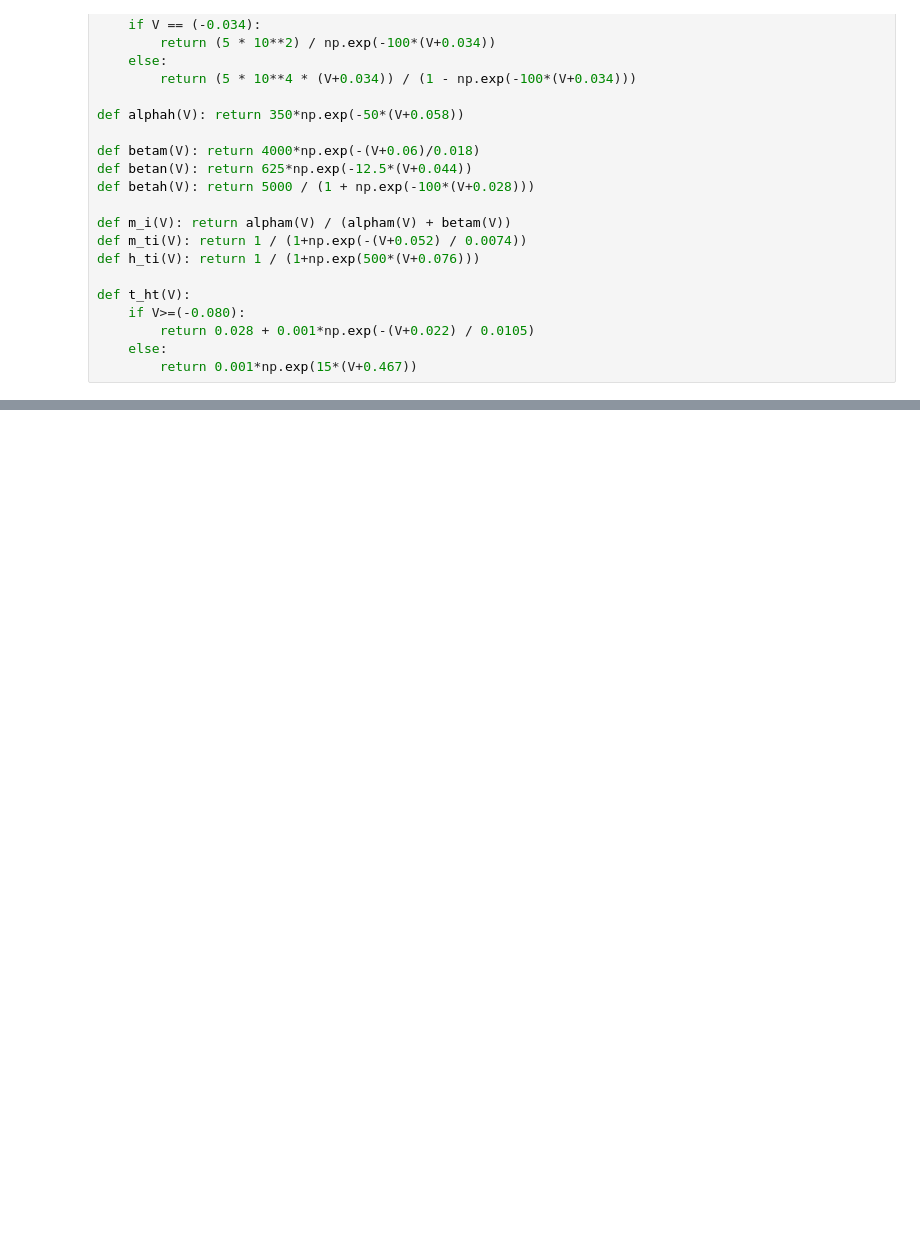
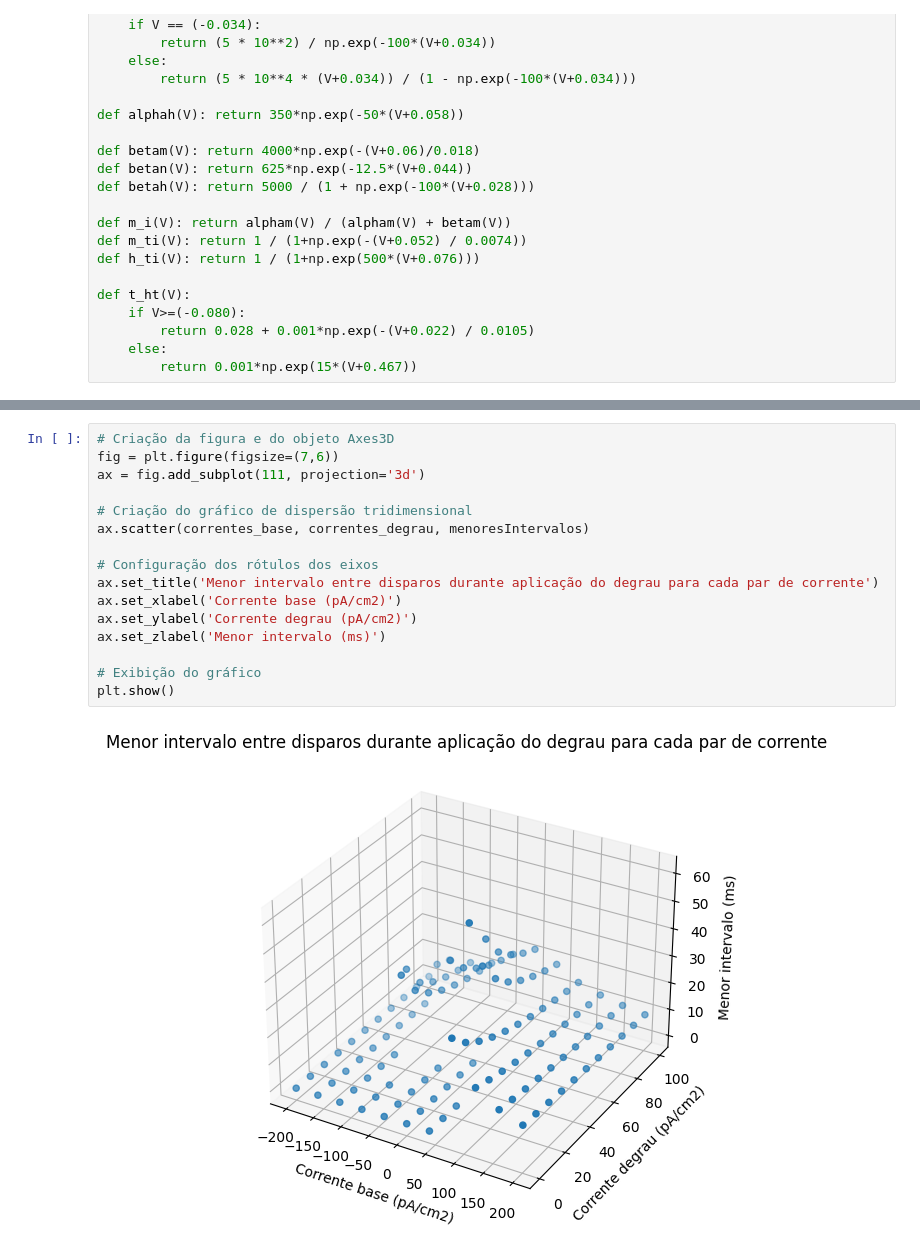
Before and after one commit to rfscorrea/listas-neurociencia-profroque, a Jupyter notebook: lista3/exercicio2_loop.ipynb, the cells around one changed output, grey strips where cells are left out. Drawn from its saved outputs; the diff is of its cells as text; blank space fills up the shorter version.

```diff
--- a/lista3/exercicio2_loop.ipynb
+++ b/lista3/exercicio2_loop.ipynb
@@ -167,0 +138,18 @@ plt.show()
+# %%
+# Criação da figura e do objeto Axes3D
+fig = plt.figure(figsize=(7,6))
+ax = fig.add_subplot(111, projection='3d')
+
+# Criação do gráfico de dispersão tridimensional
+ax.scatter(correntes_base, correntes_degrau, menoresIntervalos)
+
+# Configuração dos rótulos dos eixos
+ax.set_title('Menor intervalo entre disparos durante aplicação do degrau para cada par de corrente')
+ax.set_xlabel('Corrente base (pA/cm2)')
+ax.set_ylabel('Corrente degrau (pA/cm2)')
+ax.set_zlabel('Menor intervalo (ms)')
+
+# Exibição do gráfico
+plt.show()
+# %% [output]
+[figure, added]
```
Also changed, not shown: parts of 7 cells of this notebook, 1 other file.
